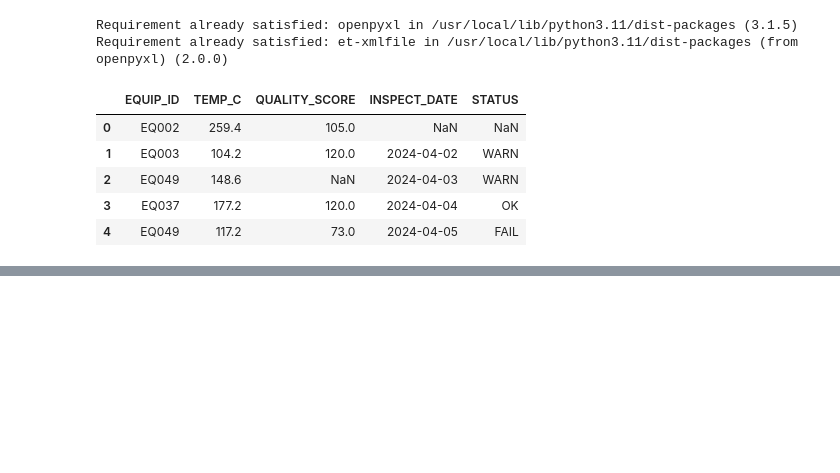
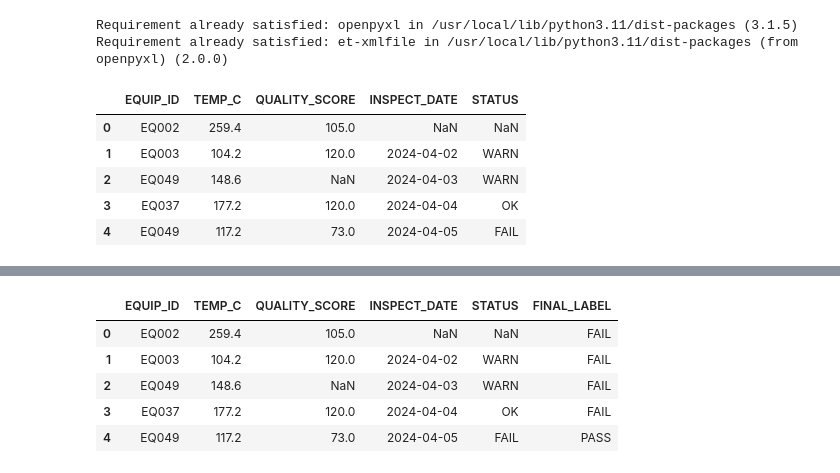
Before and after one commit to soomin9106/DataAnalysis, a Jupyter notebook: 데이터거버넌스_실습1문제.ipynb, the cells around one changed output, grey strips where cells are left out. Drawn from its saved outputs; the diff is of its cells as text; code cells hidden in the pictures; blank space fills up the shorter version.

```diff
--- a/데이터거버넌스_실습1문제.ipynb
+++ b/데이터거버넌스_실습1문제.ipynb
@@ -43,0 +49,18 @@ NameError: name 'df' is not defined
+# %%
+df["DATA_ISSUE"] = ~(
+    df["TEMP_VALID"] &
+    df["QUALITY_VALID"] &
+    df["DATE_VALID"] &
+    df["STATUS_VALID"]
+)
+
+df["FINAL_LABEL"] = df["DATA_ISSUE"].apply(lambda x:"FAIL" if x else "PASS")
+
+df[["EQUIP_ID", "TEMP_C", "QUALITY_SCORE", "INSPECT_DATE", "STATUS", "FINAL_LABEL"]].head()
+# %% [output]
+|  | EQUIP_ID | TEMP_C | QUALITY_SCORE | INSPECT_DATE | STATUS | FINAL_LABEL |
+| 0 | EQ002 | 259.4 | 105.0 | NaN | NaN | FAIL |
+| 1 | EQ003 | 104.2 | 120.0 | 2024-04-02 | WARN | FAIL |
+| 2 | EQ049 | 148.6 | NaN | 2024-04-03 | WARN | FAIL |
+| 3 | EQ037 | 177.2 | 120.0 | 2024-04-04 | OK | FAIL |
+| 4 | EQ049 | 117.2 | 73.0 | 2024-04-05 | FAIL | PASS |
```
Also changed, not shown: parts of 4 cells of this notebook.
